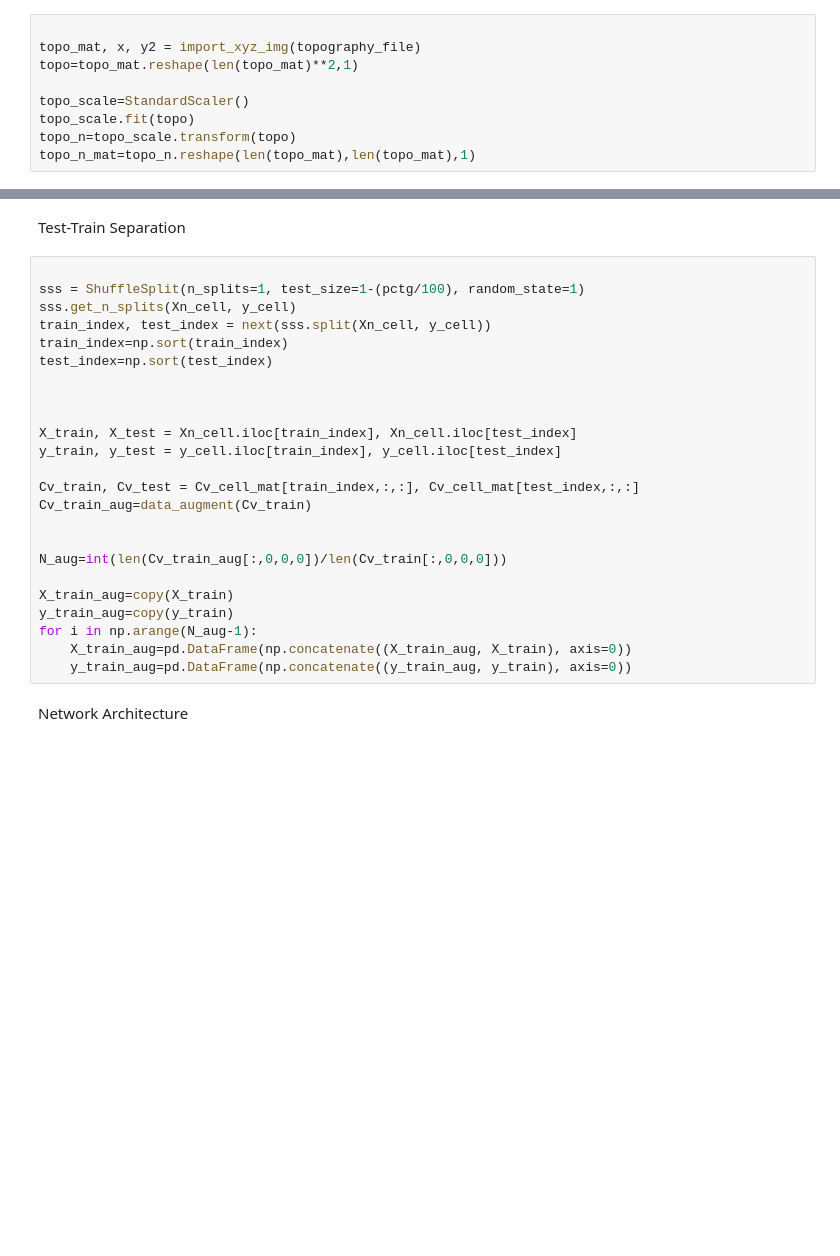
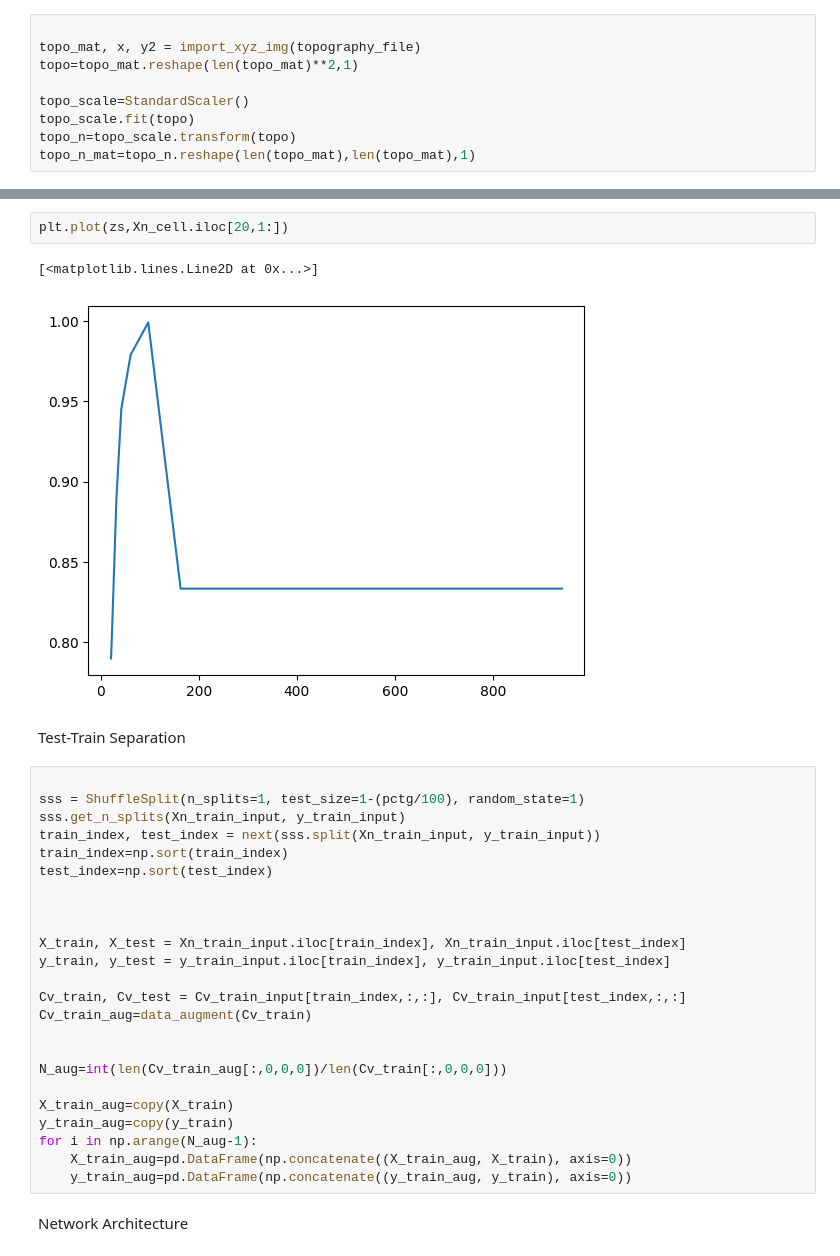
Before and after one commit to mcanoibec/fast_smart_scanning, a Jupyter notebook: work_directory/other_examples/NN_con masks_new_format.ipynb, the cells around one changed output, grey strips where cells are left out. Saved outputs shown, nothing was run; the diff lists cells and outputs as text; blank space fills up the shorter version.

```diff
--- a/work_directory/other_examples/NN_con masks_new_format.ipynb
+++ b/work_directory/other_examples/NN_con masks_new_format.ipynb
@@ -283,19 +368,24 @@ else:
+# %%
+plt.plot(zs,Xn_cell.iloc[20,1:])
+# %% [output]
+[<matplotlib.lines.Line2D at 0x...>]
+[figure, added]
 # %% [markdown]
 Test-Train Separation
 # %%
 
 sss = ShuffleSplit(n_splits=1, test_size=1-(pctg/100), random_state=1)
-sss.get_n_splits(Xn_cell, y_cell)
-train_index, test_index = next(sss.split(Xn_cell, y_cell))
+sss.get_n_splits(Xn_train_input, y_train_input)
+train_index, test_index = next(sss.split(Xn_train_input, y_train_input))
 train_index=np.sort(train_index)
 test_index=np.sort(test_index)
 
 
 
-X_train, X_test = Xn_cell.iloc[train_index], Xn_cell.iloc[test_index]
-y_train, y_test = y_cell.iloc[train_index], y_cell.iloc[test_index]
+X_train, X_test = Xn_train_input.iloc[train_index], Xn_train_input.iloc[test_index]
+y_train, y_test = y_train_input.iloc[train_index], y_train_input.iloc[test_index]
 
-Cv_train, Cv_test = Cv_cell_mat[train_index,:,:], Cv_cell_mat[test_index,:,:]
+Cv_train, Cv_test = Cv_train_input[train_index,:,:], Cv_train_input[test_index,:,:]
 Cv_train_aug=data_augment(Cv_train)
 
 
```
Also changed, not shown: parts of 12 cells of this notebook.
